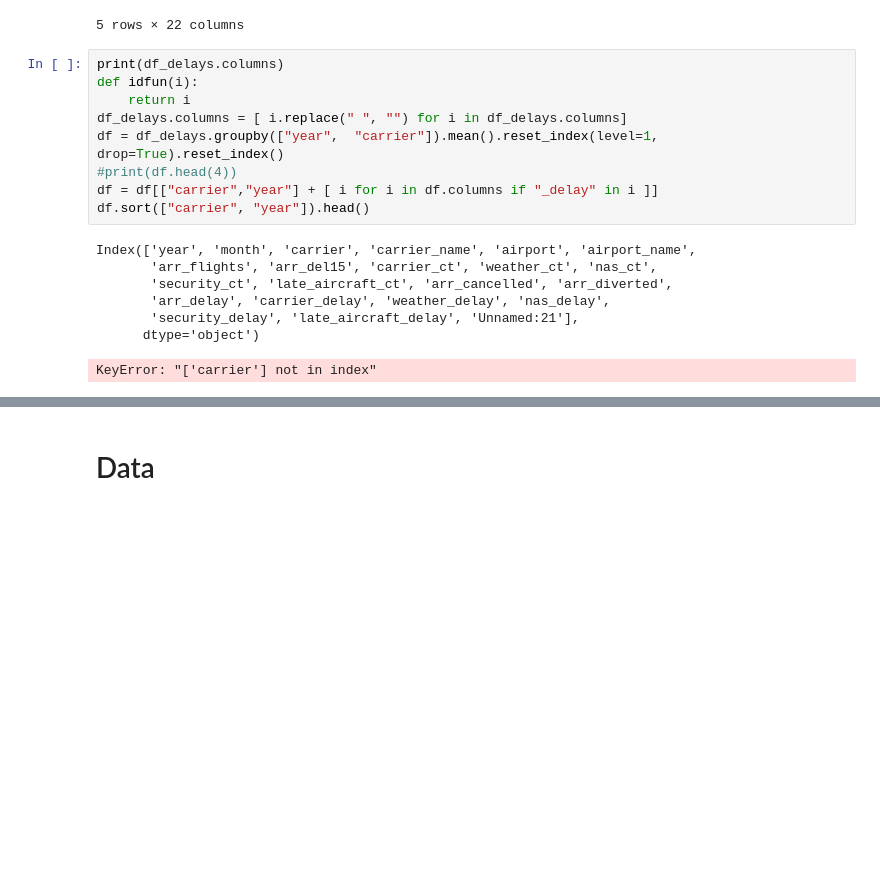
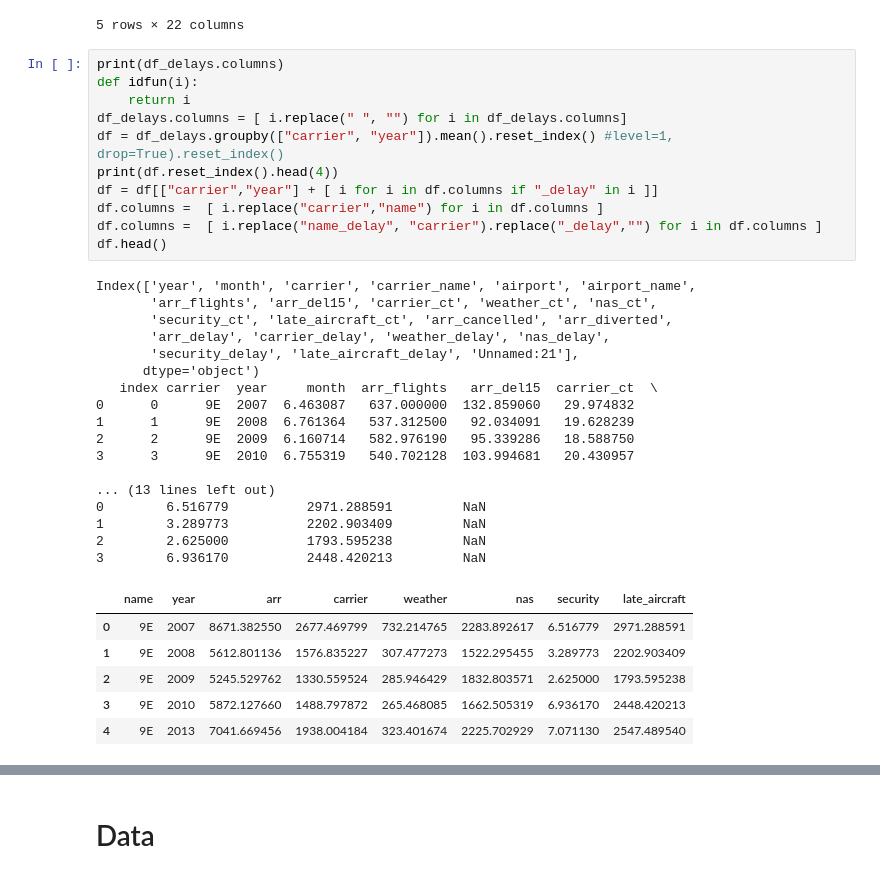
Before and after one commit to albhub/Udacity-NanoDegree-P6, a Jupyter notebook: Flights.ipynb, the cells around one changed output, grey strips where cells are left out. Drawn from its saved outputs; the diff is of its cells as text; blank space fills up the shorter version.

```diff
--- a/Flights.ipynb
+++ b/Flights.ipynb
@@ -379,17 +413,35 @@ df_delays.head()
 # %%
 print(df_delays.columns)
 def idfun(i):
     return i
 df_delays.columns = [ i.replace(" ", "") for i in df_delays.columns]
-df = df_delays.groupby(["year",  "carrier"]).mean().reset_index(level=1, drop=True).reset_index()
-#print(df.head(4))
+df = df_delays.groupby(["carrier", "year"]).mean().reset_index() #level=1, drop=True).reset_index()
+print(df.reset_index().head(4))
 df = df[["carrier","year"] + [ i for i in df.columns if "_delay" in i ]]
-df.sort(["carrier", "year"]).head()
+df.columns =  [ i.replace("carrier","name") for i in df.columns ]
+df.columns =  [ i.replace("name_delay", "carrier").replace("_delay","") for i in df.columns ]
+df.head()
 # %% [output]
 Index(['year', 'month', 'carrier', 'carrier_name', 'airport', 'airport_name',
        'arr_flights', 'arr_del15', 'carrier_ct', 'weather_ct', 'nas_ct',
        'security_ct', 'late_aircraft_ct', 'arr_cancelled', 'arr_diverted',
        'arr_delay', 'carrier_delay', 'weather_delay', 'nas_delay',
        'security_delay', 'late_aircraft_delay', 'Unnamed:21'],
       dtype='object')
+   index carrier  year     month  arr_flights   arr_del15  carrier_ct  \
+0      0      9E  2007  6.463087   637.000000  132.859060   29.974832
+1      1      9E  2008  6.761364   537.312500   92.034091   19.628239
+2      2      9E  2009  6.160714   582.976190   95.339286   18.588750
+3      3      9E  2010  6.755319   540.702128  103.994681   20.430957
+
+... (13 lines left out)
+0        6.516779          2971.288591         NaN
+1        3.289773          2202.903409         NaN
+2        2.625000          1793.595238         NaN
+3        6.936170          2448.420213         NaN
-KeyError: "['carrier'] not in index"
+|  | name | year | arr | carrier | weather | nas | security | late_aircraft |
+| 0 | 9E | 2007 | 8671.382550 | 2677.469799 | 732.214765 | 2283.892617 | 6.516779 | 2971.288591 |
+| 1 | 9E | 2008 | 5612.801136 | 1576.835227 | 307.477273 | 1522.295455 | 3.289773 | 2202.903409 |
+| 2 | 9E | 2009 | 5245.529762 | 1330.559524 | 285.946429 | 1832.803571 | 2.625000 | 1793.595238 |
+| 3 | 9E | 2010 | 5872.127660 | 1488.797872 | 265.468085 | 1662.505319 | 6.936170 | 2448.420213 |
+| 4 | 9E | 2013 | 7041.669456 | 1938.004184 | 323.401674 | 2225.702929 | 7.071130 | 2547.489540 |
```
Also changed, not shown: parts of 11 cells of this notebook, 3 other files.
